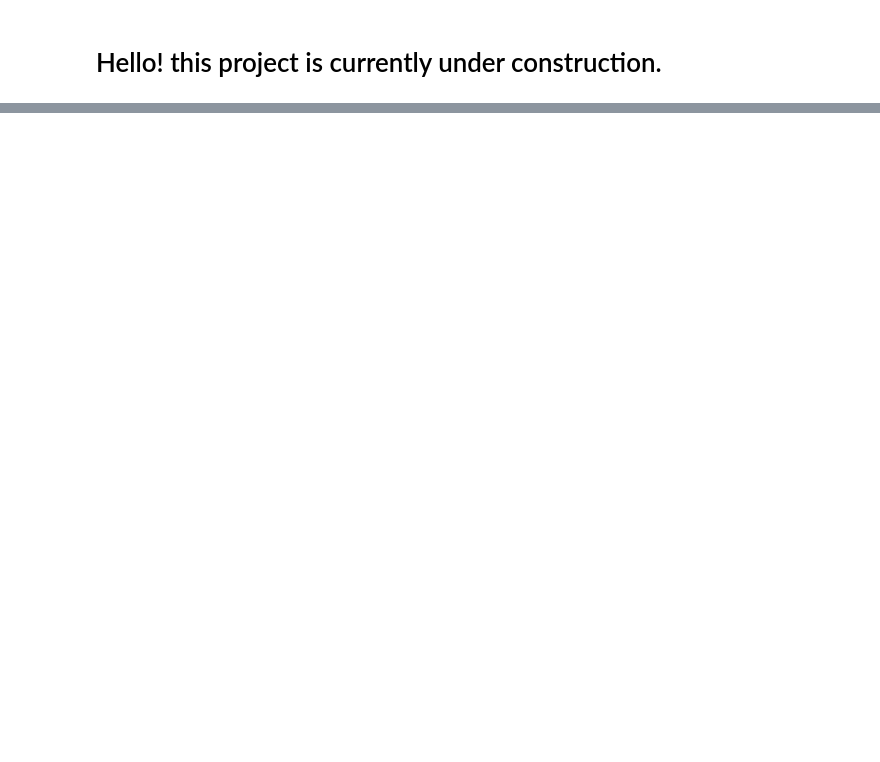
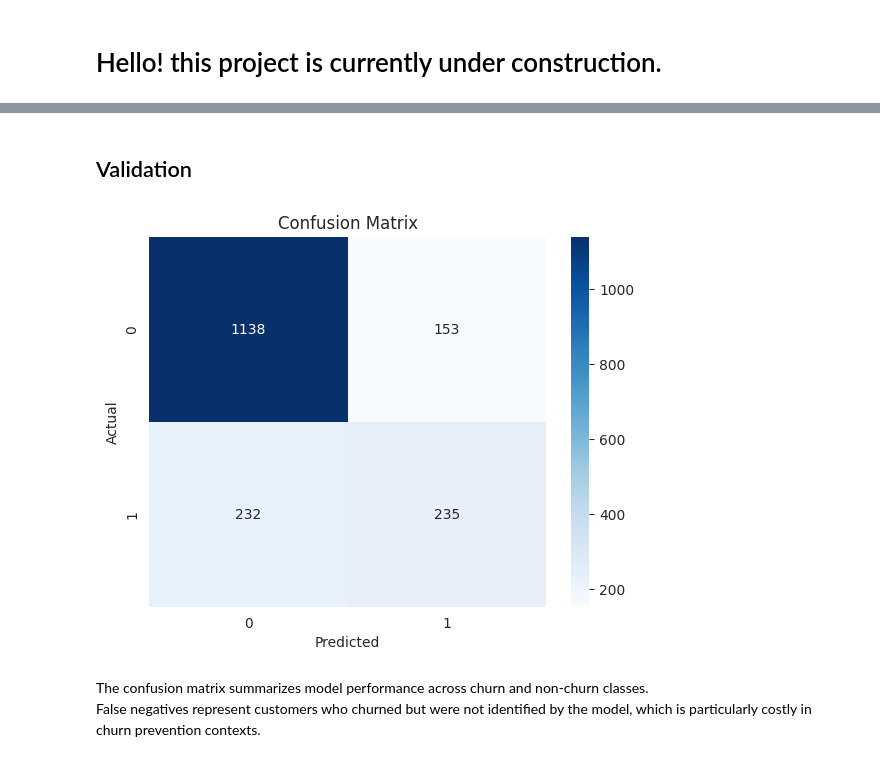
Before and after one commit to G-forcemole/customer-churn-prediction, a Jupyter notebook: 02_modeling_ipynb.ipynb, the cells around one changed output, grey strips where cells are left out. Saved outputs shown, nothing was run; the diff lists cells and outputs as text; code cells hidden in the pictures; blank space fills up the shorter version.

```diff
--- a/02_modeling_ipynb.ipynb
+++ b/02_modeling_ipynb.ipynb
@@ -6,0 +140,16 @@
+# %%
+X_train, X_test, y_train, y_test = train_test_split(
+    X, y,
+    test_size=0.25,
+    random_state=5, # my lucky number
+    stratify=y
+)
+# %%
+log_reg = Pipeline(
+    steps=[
+        ("preprocessor", preprocessor),
+        ("model", LogisticRegression(max_iter=5000))
+    ]
+)
+# %%
+log_reg.fit(X_train, y_train)
@@ -6,0 +174,23 @@
+# %% [markdown]
+## Validation
+# %%
+y_pred = log_reg.predict(X_test)
+y_proba = log_reg.predict_proba(X_test)[:, 1]
+# %%
+cm = confusion_matrix(y_test, y_pred)
+
+sns.heatmap(
+    cm,
+    annot=True,
+    fmt="d",
+    cmap="Blues"
+)
+plt.xlabel("Predicted")
+plt.ylabel("Actual")
+plt.title("Confusion Matrix")
+plt.show()
+# %% [output]
+[figure, added]
+# %% [markdown]
+The confusion matrix summarizes model performance across churn and non-churn classes.
+False negatives represent customers who churned but were not identified by the model, which is particularly costly in churn prevention contexts.
```
Also changed, not shown: parts of 21 cells of this notebook.
